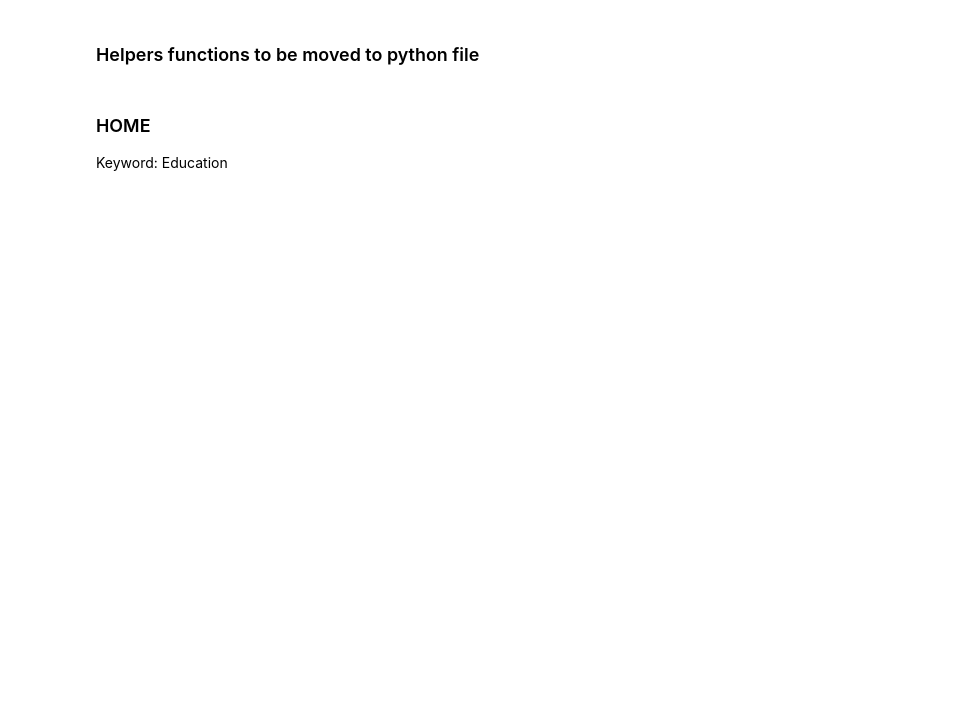
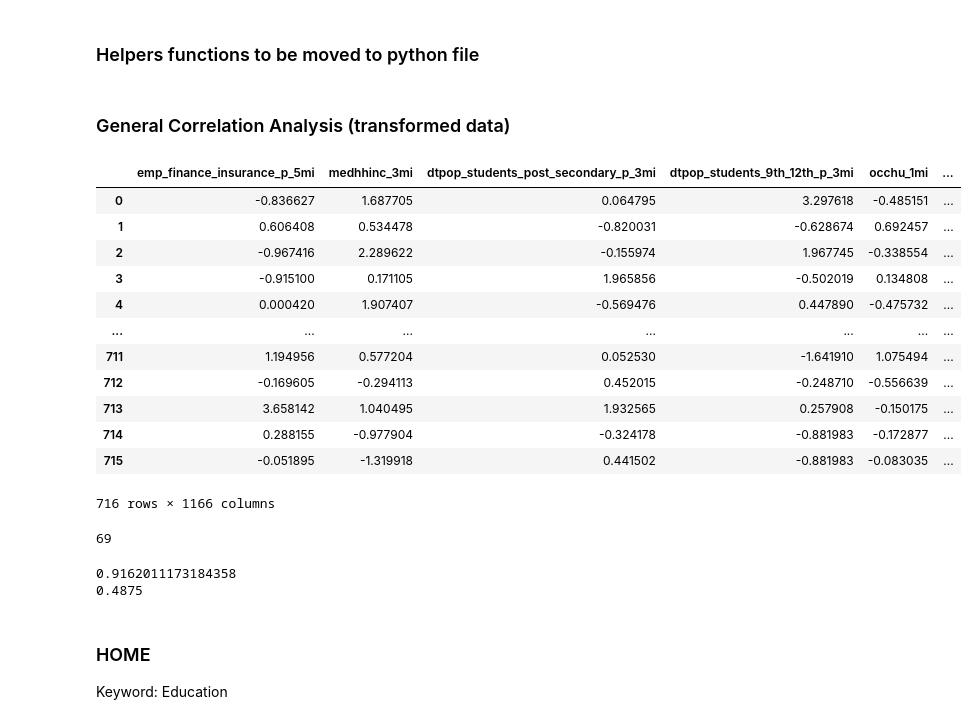
Before and after one commit to mozhao0331/Restaurant_Segmentation_Analysis, a Jupyter notebook: doc/smoothie_king/corr_analysis.ipynb, the cells around one changed output. Cells and saved outputs as stored; diff of their text form; code cells hidden in the pictures; blank space fills up the shorter version.

Commit message:
Add general correlation analysis & LR testing

```diff
--- a/doc/smoothie_king/corr_analysis.ipynb
+++ b/doc/smoothie_king/corr_analysis.ipynb
@@ -192,10 +198,9 @@ lr_coefs
 # %% [markdown]
 ### Helpers functions to be moved to python file
 # %%
-def get_sig_features(coef_df, target_name, sig_threshold = 0.2):
-    target_df = coef_df.loc[target_name]
-    abs_target_df = target_df.abs()
-    sig_feat = abs_target_df[abs_target_df > sig_threshold].sort_values(ascending=False)
+def get_sig_features(coef_df, threshold=0.2):
+    abs_target_df = coef_df.abs()
+    sig_feat = abs_target_df[abs_target_df > threshold].sort_values(ascending=False)
     return sig_feat
 # %%
 def target_corr_df(raw_X, raw_y, target_name, feature_index):
@@ -231,3 +236,29 @@ def plot_heatmap(target_corr, target_name, corr_filter=0.55):
     cmap = sns.diverging_palette(230, 20, as_cmap=True)
     ax.set_title(target_name)
     sns.heatmap(highly_corr, annot=False, mask=mask, cmap=cmap)
+# %% [markdown]
+### General Correlation Analysis (transformed data)
+# %%
+general_sig_features = get_sig_features(lr_coefs.loc["HOME"], threshold=0.01).index.tolist()
+general_sig_features.extend(get_sig_features(lr_coefs.loc["OTHER"], threshold=0.01).index.tolist())
+general_sig_features.extend(get_sig_features(lr_coefs.loc["SHOPPING"], threshold=0.01).index.tolist())
+general_sig_features.extend(get_sig_features(lr_coefs.loc["WORK"], threshold=0.01).index.tolist())
+general_sig_features.extend(get_sig_features(lr_coefs.loc["TRAVEL"], threshold=0.01).index.tolist())
+general_sig_features = list(set(general_sig_features))
+# %%
+sig_transformed_X = transformed_X_df[general_sig_features]
+sig_transformed_X
+# %% [output]
+|  | emp_finance_insurance_p_5mi | medhhinc_3mi | dtpop_students_post_secondary_p_3mi | dtpop_students_9th_12th_p_3mi | occhu_1mi | ... |
+| 0 | -0.836627 | 1.687705 | 0.064795 | 3.297618 | -0.485151 | ... |
+| 1 | 0.606408 | 0.534478 | -0.820031 | -0.628674 | 0.692457 | ... |
+| 2 | -0.967416 | 2.289622 | -0.155974 | 1.967745 | -0.338554 | ... |
+| 3 | -0.915100 | 0.171105 | 1.965856 | -0.502019 | 0.134808 | ... |
+| 4 | 0.000420 | 1.907407 | -0.569476 | 0.447890 | -0.475732 | ... |
+| ... | ... | ... | ... | ... | ... | ... |
+| 711 | 1.194956 | 0.577204 | 0.052530 | -1.641910 | 1.075494 | ... |
+| 712 | -0.169605 | -0.294113 | 0.452015 | -0.248710 | -0.556639 | ... |
+| 713 | 3.658142 | 1.040495 | 1.932565 | 0.257908 | -0.150175 | ... |
+| 714 | 0.288155 | -0.977904 | -0.324178 | -0.881983 | -0.172877 | ... |
+| 715 | -0.051895 | -1.319918 | 0.441502 | -0.881983 | -0.083035 | ... |
+716 rows × 1166 columns
@@ -233,0 +274,5 @@ def plot_heatmap(target_corr, target_name, corr_filter=0.55):
+# %%
+general_drop_column = corr_pair_drop(general_pair_attr.index, max_coef_df)
+len(general_drop_column)
+# %% [output]
+69
@@ -234,3 +286,12 @@ def plot_heatmap(target_corr, target_name, corr_filter=0.55):
+# %%
+reduced_lr = LogisticRegression(penalty="l1", random_state=42, solver="saga", max_iter=10000, multi_class="ovr", n_jobs=-1)
+
+reduced_lr.fit(reduced_X_train, y_train)
+print(reduced_lr.score(reduced_X_train, y_train))
+print(reduced_lr.score(reduced_X_test, y_test))
+# %% [output]
+0.9162011173184358
+0.4875
 # %% [markdown]
 ### HOME
 
```
Also changed, not shown: parts of 13 cells of this notebook.
